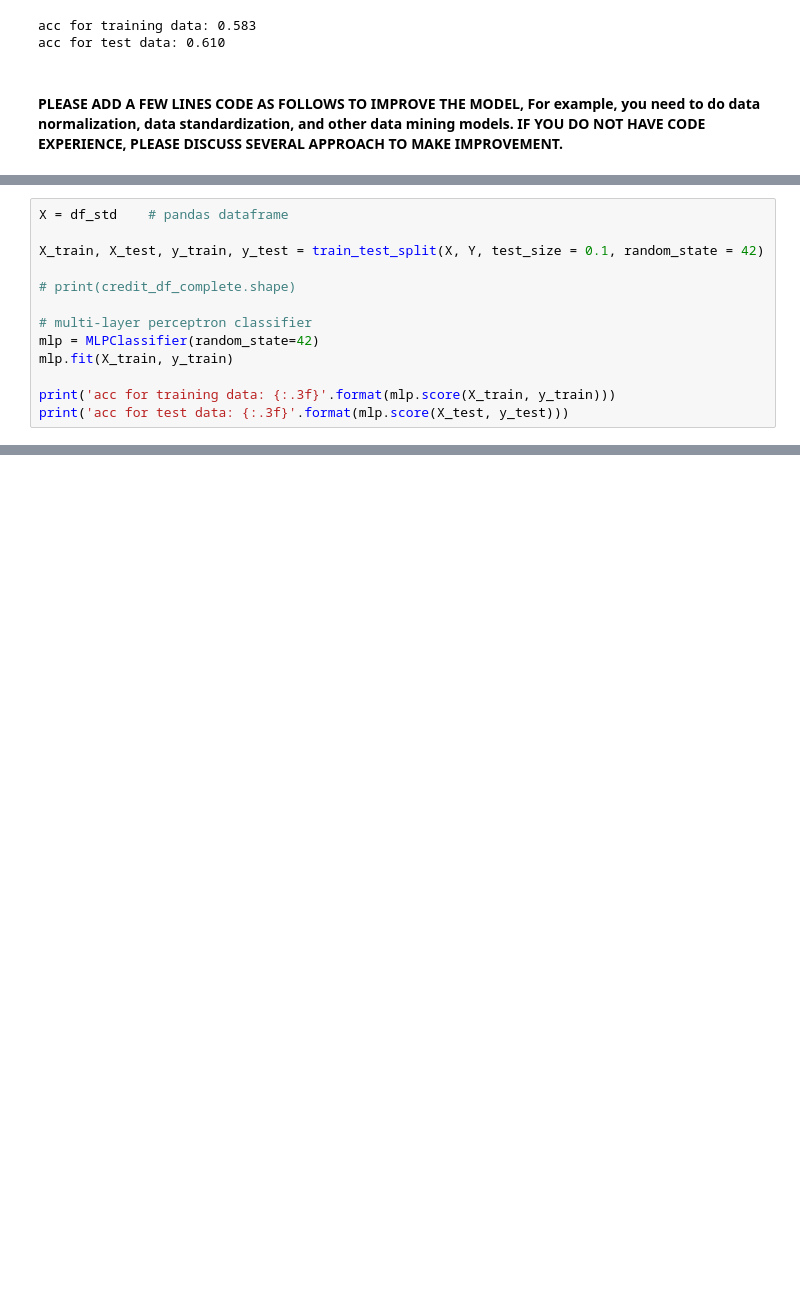
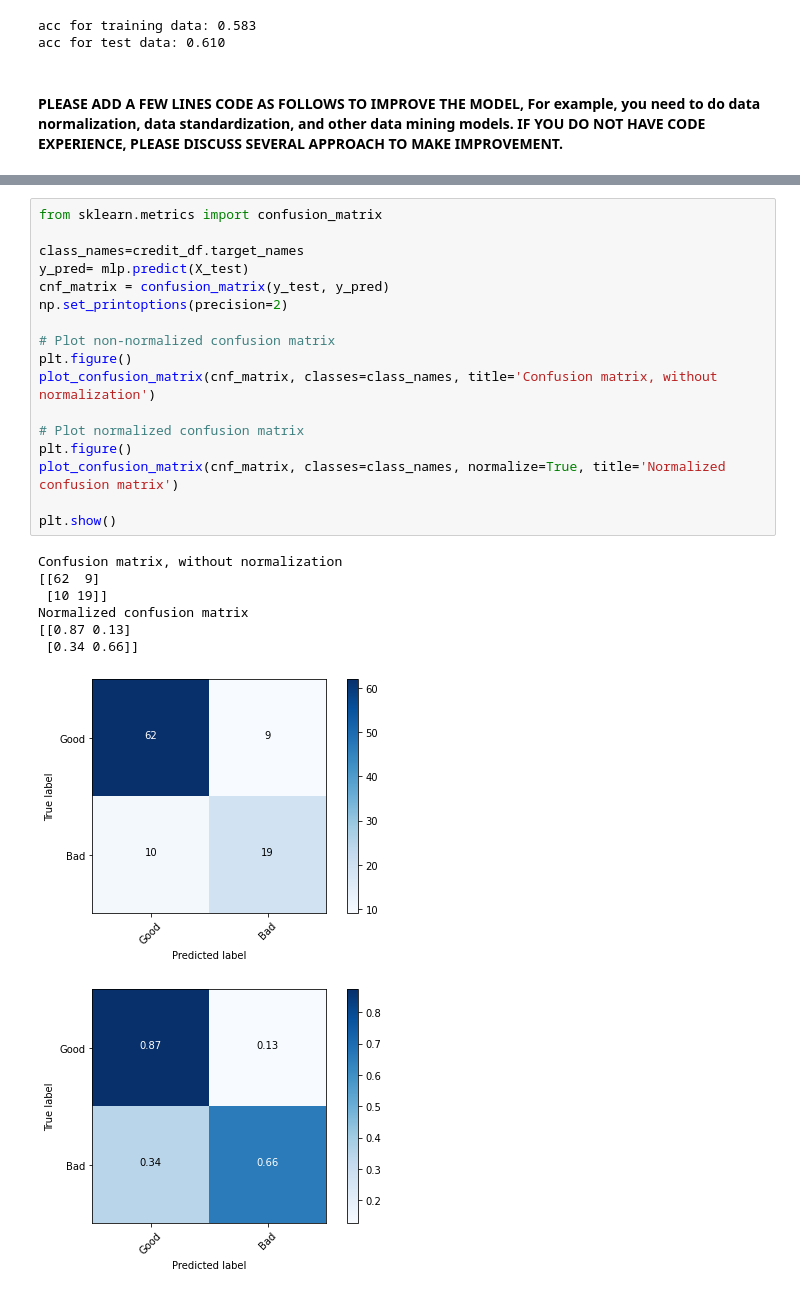
Before and after one commit to chakane0/nn-credit-data, a Jupyter notebook: Source-Files/gcc.ipynb, the cells around one changed output, grey strips where cells are left out. Drawn from its saved outputs; the diff is of its cells as text; blank space fills up the shorter version.

```diff
--- a/Source-Files/gcc.ipynb
+++ b/Source-Files/gcc.ipynb
@@ -156,13 +159,0 @@ df_std
-# %%
-X = df_std    # pandas dataframe
-
-X_train, X_test, y_train, y_test = train_test_split(X, Y, test_size = 0.1, random_state = 42)
-
-# print(credit_df_complete.shape)
-
-# multi-layer perceptron classifier
-mlp = MLPClassifier(random_state=42)
-mlp.fit(X_train, y_train)
-
-print('acc for training data: {:.3f}'.format(mlp.score(X_train, y_train)))
-print('acc for test data: {:.3f}'.format(mlp.score(X_test, y_test)))
@@ -232,0 +276,26 @@ plt.pie(binaryClassificationMetrics, labels = pieLabels)
+# %%
+from sklearn.metrics import confusion_matrix
+
+class_names=credit_df.target_names
+y_pred= mlp.predict(X_test)
+cnf_matrix = confusion_matrix(y_test, y_pred)
+np.set_printoptions(precision=2)
+
+# Plot non-normalized confusion matrix
+plt.figure()
+plot_confusion_matrix(cnf_matrix, classes=class_names, title='Confusion matrix, without normalization')
+
+# Plot normalized confusion matrix
+plt.figure()
+plot_confusion_matrix(cnf_matrix, classes=class_names, normalize=True, title='Normalized confusion matrix')
+
+plt.show()
+# %% [output]
+Confusion matrix, without normalization
+[[62  9]
+ [10 19]]
+Normalized confusion matrix
+[[0.87 0.13]
+ [0.34 0.66]]
+[figure, added]
+[figure, added]
```
Also changed, not shown: parts of 22 cells of this notebook, 8 other files.
